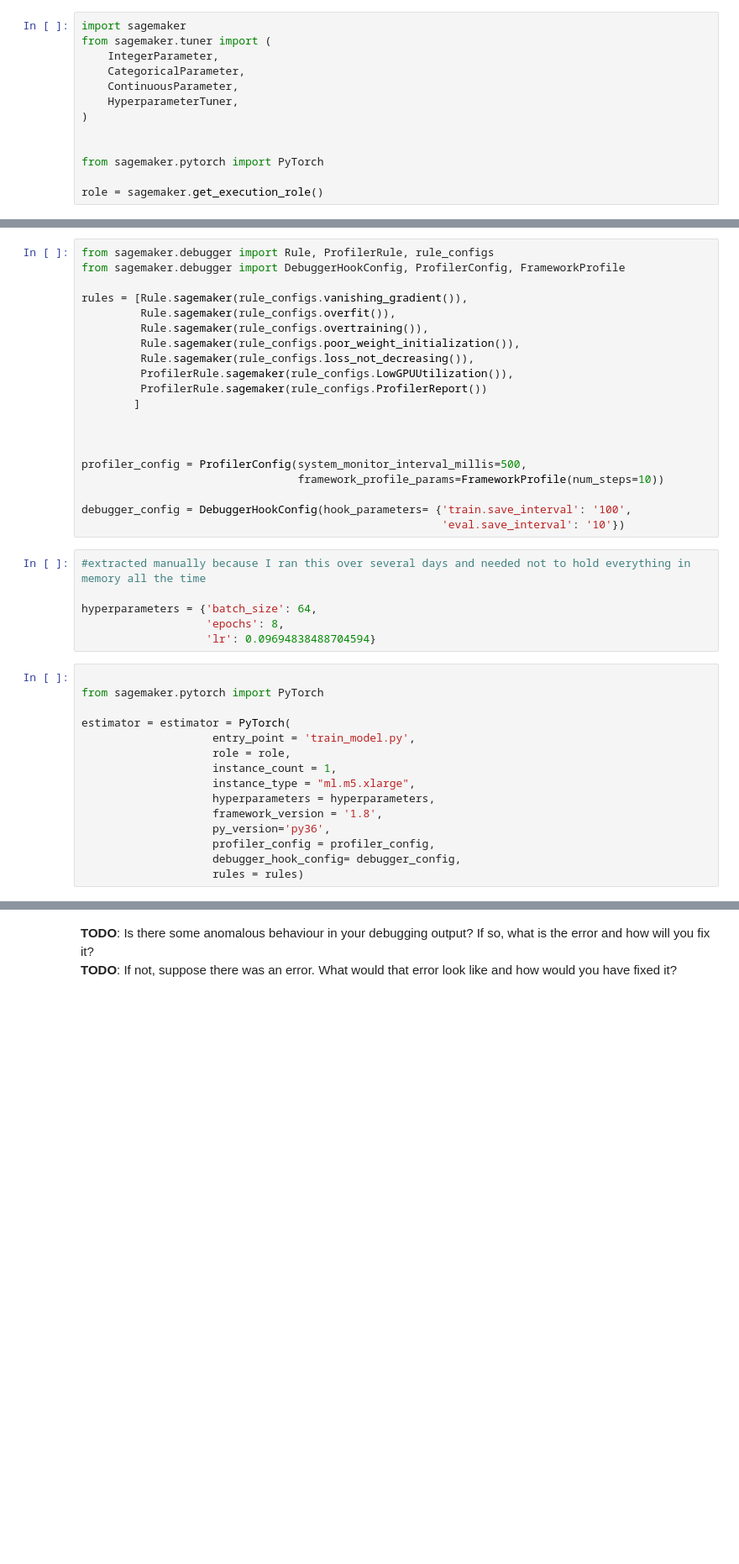
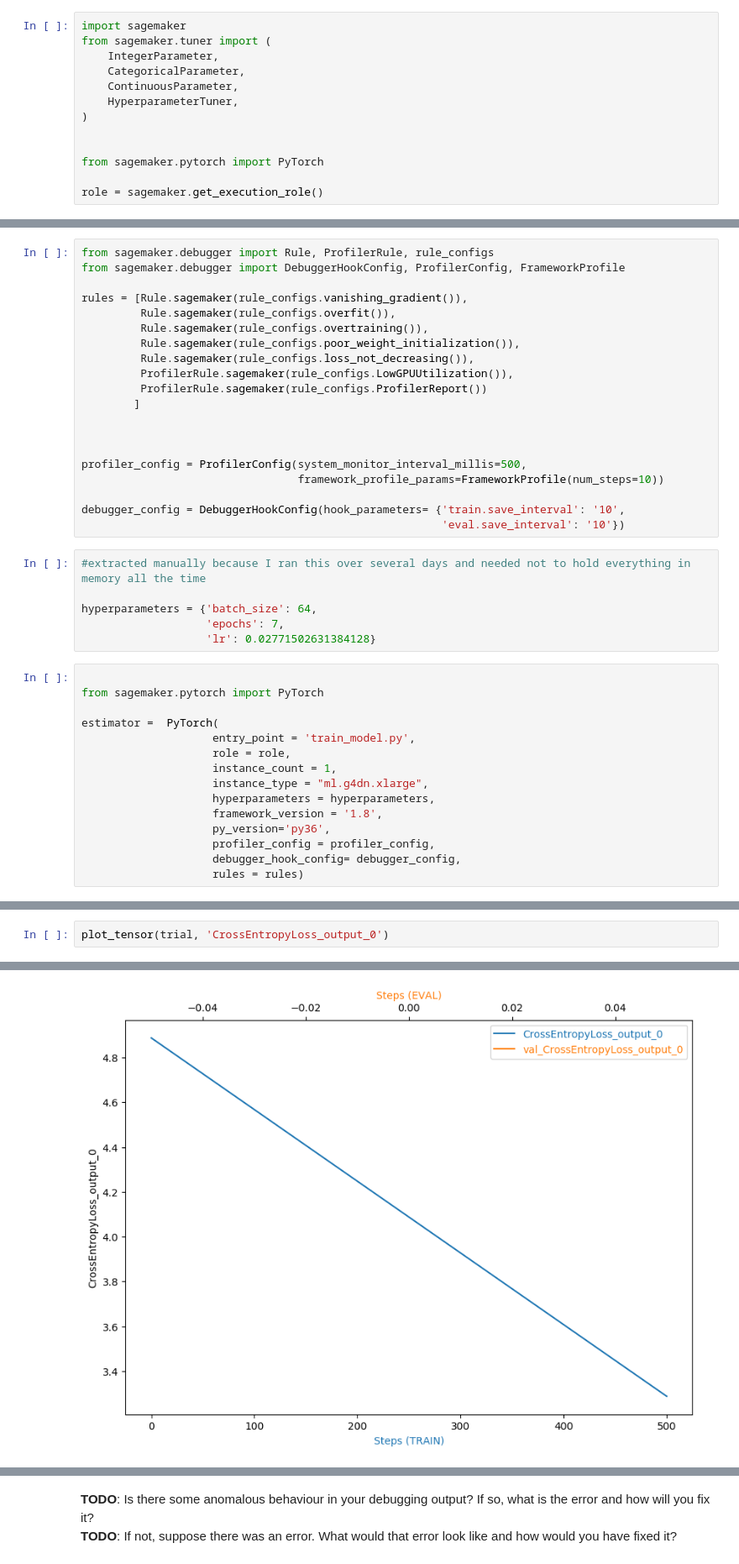
Before and after one commit to mgray39/dog-breed-project, a Jupyter notebook: train_and_deploy.ipynb, the cells around one changed output, grey strips where cells are left out. Shown at 84% size. Drawn from its saved outputs; the diff is of its cells as text; blank space fills up the shorter version.

```diff
--- a/train_and_deploy.ipynb
+++ b/train_and_deploy.ipynb
@@ -181,23 +218,23 @@ rules = [Rule.sagemaker(rule_configs.vanishing_gradient()),
 profiler_config = ProfilerConfig(system_monitor_interval_millis=500,
                                  framework_profile_params=FrameworkProfile(num_steps=10))
 
-debugger_config = DebuggerHookConfig(hook_parameters= {'train.save_interval': '100',
+debugger_config = DebuggerHookConfig(hook_parameters= {'train.save_interval': '10',
                                                        'eval.save_interval': '10'})
 # %%
 #extracted manually because I ran this over several days and needed not to hold everything in memory all the time
 
 hyperparameters = {'batch_size': 64,
-                   'epochs': 8,
-                   'lr': 0.09694838488704594}
+                   'epochs': 7,
+                   'lr': 0.02771502631384128}
 # %%
 
 from sagemaker.pytorch import PyTorch
 
-estimator = estimator = PyTorch(
+estimator =  PyTorch(
                     entry_point = 'train_model.py',
                     role = role,
                     instance_count = 1,
-                    instance_type = "ml.m5.xlarge",
+                    instance_type = "ml.g4dn.xlarge",
                     hyperparameters = hyperparameters,
                     framework_version = '1.8',
                     py_version='py36',
@@ -210,0 +327,3 @@ estimator.fit(wait = True)
+# %%
+plot_tensor(trial, 'CrossEntropyLoss_output_0')
+# %% [output]
@@ -210,0 +334 @@ estimator.fit(wait = True)
+[figure, added]
```
Also changed, not shown: parts of 33 cells of this notebook, 3 other files.
